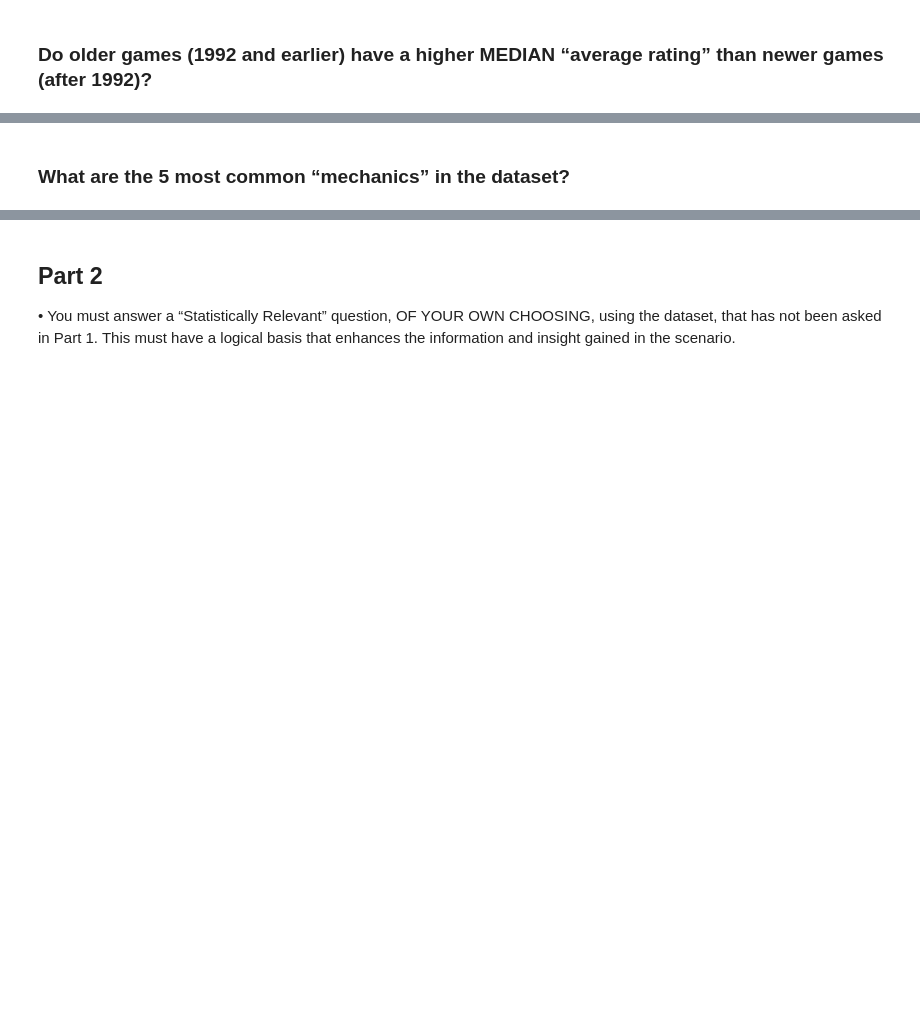
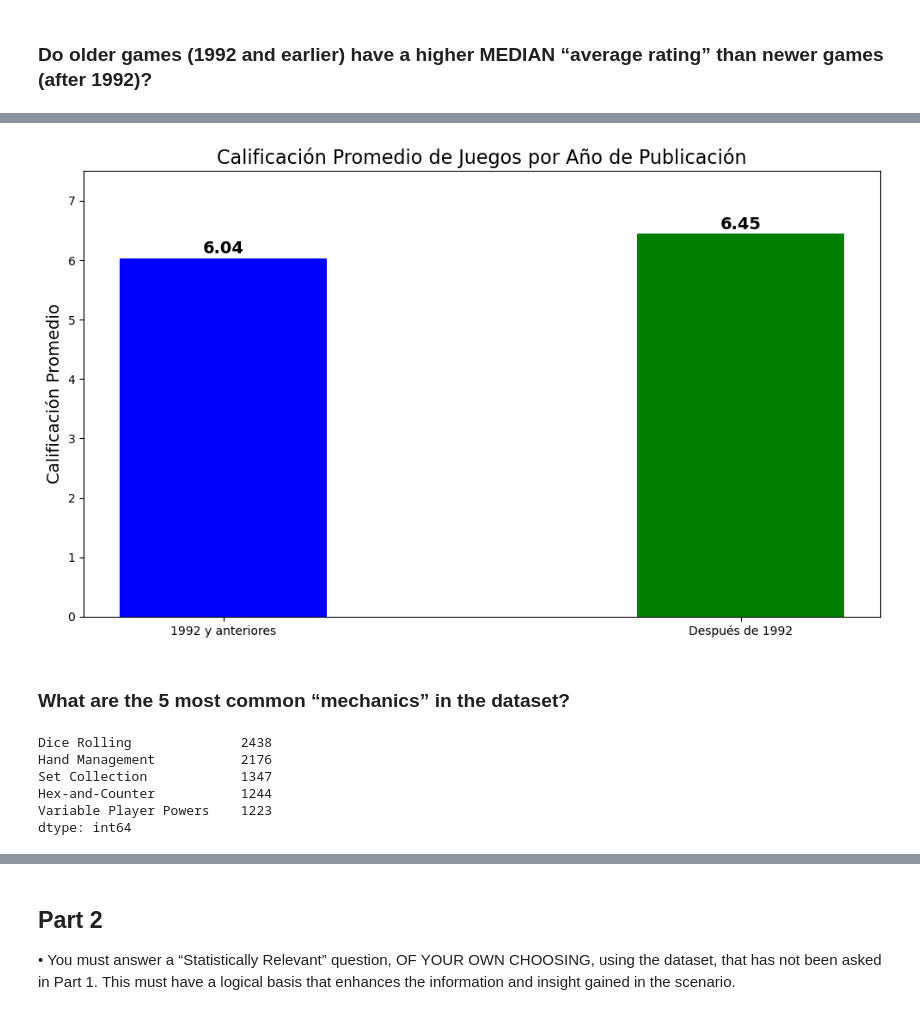
Before and after one commit to FJGM2023015/CA1_DVis_HDip_Lvl8-, a Jupyter notebook: Francisco_Gorigoitia_DVisHDip_CA1.ipynb, the cells around one changed output, grey strips where cells are left out. Saved outputs shown, nothing was run; the diff lists cells and outputs as text; code cells hidden in the pictures; blank space fills up the shorter version.

```diff
--- a/Francisco_Gorigoitia_DVisHDip_CA1.ipynb
+++ b/Francisco_Gorigoitia_DVisHDip_CA1.ipynb
@@ -312,2 +259,43 @@ dtype: int64
+# %%
+# Ajustar el ancho de las barras y el tamaño de la fuente de las etiquetas
+bar_width = 0.4
+font_size = 14
+
+# Crear el gráfico de barras con las modificaciones
+plt.figure(figsize=(10, 6))
+bars = plt.bar(labels, values, width=bar_width, color=['blue', 'green'])
+
+# Añadir etiquetas con los valores exactos
+for bar in bars:
+    yval = bar.get_height()
+    plt.text(bar.get_x() + bar.get_width()/2, yval + 0.02, round(yval, 2), ha='center', va='bottom', color='black', weight='bold', fontsize=font_size)
+
+# Añadir título y etiquetas a los ejes
+plt.title('Calificación Promedio de Juegos por Año de Publicación', fontsize=16)
+plt.ylabel('Calificación Promedio', fontsize=14)
+plt.ylim([0, 7.5])
+
+plt.tight_layout()
+plt.show()
+# %% [output]
+[figure, added]
 # %% [markdown]
 ### What are the 5 most common “mechanics” in the dataset?
+# %%
+# Procesar la columna "mechanic" para obtener los mecanismos más comunes
+mechanics_list = df_games['mechanic'].dropna().str.split(',').tolist()
+flat_mechanics_list = [item.strip() for sublist in mechanics_list for item in sublist]
+
+# Convertir la lista a una Serie de pandas para contar las ocurrencias
+mechanics_series = pd.Series(flat_mechanics_list)
+
+# Obtener los 5 mecanismos más comunes
+top_5_mechanics = mechanics_series.value_counts().head(5)
+top_5_mechanics
+# %% [output]
+Dice Rolling              2438
+Hand Management           2176
+Set Collection            1347
+Hex-and-Counter           1244
+Variable Player Powers    1223
+dtype: int64
```
Also changed, not shown: parts of 18 cells of this notebook.
